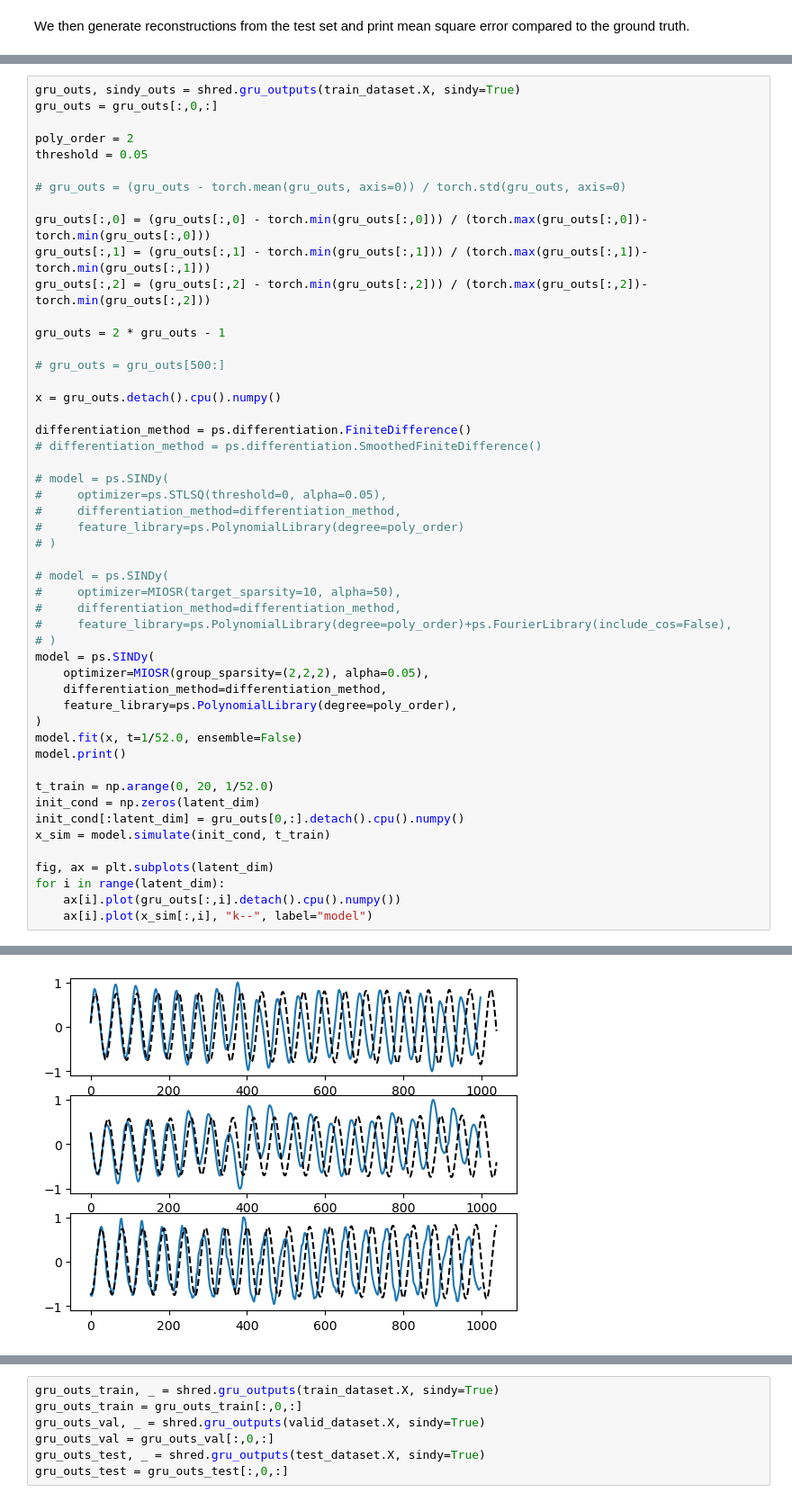
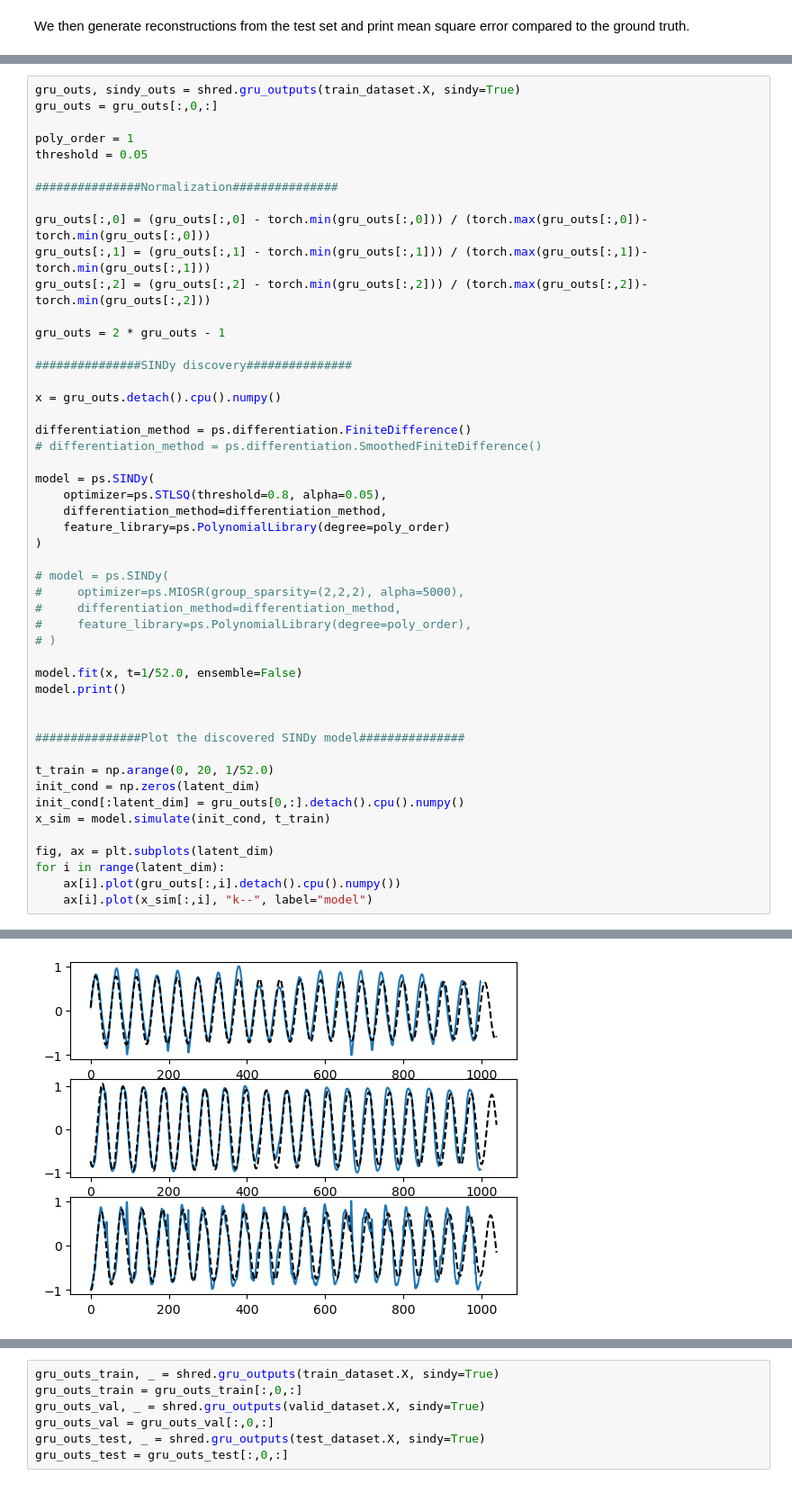
Before and after one commit to gaoliyao/sindy-shred, a Jupyter notebook: sst_sindy_shred.ipynb, the cells around one changed output, grey strips where cells are left out. Shown at 90% size. Saved outputs shown, nothing was run; the diff lists cells and outputs as text.

```diff
--- a/sst_sindy_shred.ipynb
+++ b/sst_sindy_shred.ipynb
@@ -422,10 +178,10 @@ if __name__ == "__main__":
 gru_outs, sindy_outs = shred.gru_outputs(train_dataset.X, sindy=True)
 gru_outs = gru_outs[:,0,:]
 
-poly_order = 2
+poly_order = 1
 threshold = 0.05
 
-# gru_outs = (gru_outs - torch.mean(gru_outs, axis=0)) / torch.std(gru_outs, axis=0)
+###############Normalization###############
 
 gru_outs[:,0] = (gru_outs[:,0] - torch.min(gru_outs[:,0])) / (torch.max(gru_outs[:,0])-torch.min(gru_outs[:,0]))
 gru_outs[:,1] = (gru_outs[:,1] - torch.min(gru_outs[:,1])) / (torch.max(gru_outs[:,1])-torch.min(gru_outs[:,1]))
@@ -433,31 +189,30 @@ gru_outs[:,2] = (gru_outs[:,2] - torch.min(gru_outs[:,2])) / (torch.max(gru_outs
 
 gru_outs = 2 * gru_outs - 1
 
-# gru_outs = gru_outs[500:]
+###############SINDy discovery###############
 
 x = gru_outs.detach().cpu().numpy()
 
 differentiation_method = ps.differentiation.FiniteDifference()
 # differentiation_method = ps.differentiation.SmoothedFiniteDifference()
 
+model = ps.SINDy(
+    optimizer=ps.STLSQ(threshold=0.8, alpha=0.05),
+    differentiation_method=differentiation_method,
+    feature_library=ps.PolynomialLibrary(degree=poly_order)
+)
+
 # model = ps.SINDy(
-#     optimizer=ps.STLSQ(threshold=0, alpha=0.05),
+#     optimizer=ps.MIOSR(group_sparsity=(2,2,2), alpha=5000),
 #     differentiation_method=differentiation_method,
-#     feature_library=ps.PolynomialLibrary(degree=poly_order)
+#     feature_library=ps.PolynomialLibrary(degree=poly_order),
 # )
 
-# model = ps.SINDy(
-#     optimizer=MIOSR(target_sparsity=10, alpha=50),
-#     differentiation_method=differentiation_method,
-#     feature_library=ps.PolynomialLibrary(degree=poly_order)+ps.FourierLibrary(include_cos=False),
-# )
-model = ps.SINDy(
-    optimizer=MIOSR(group_sparsity=(2,2,2), alpha=0.05),
-    differentiation_method=differentiation_method,
-    feature_library=ps.PolynomialLibrary(degree=poly_order),
-)
 model.fit(x, t=1/52.0, ensemble=False)
 model.print()
+
+
+###############Plot the discovered SINDy model###############
 
 t_train = np.arange(0, 20, 1/52.0)
 init_cond = np.zeros(latent_dim)
@@ -475 +230 @@ for i in range(latent_dim):
-[figure, old version]
+[figure, new version]
```
Also changed, not shown: parts of 19 cells of this notebook.
